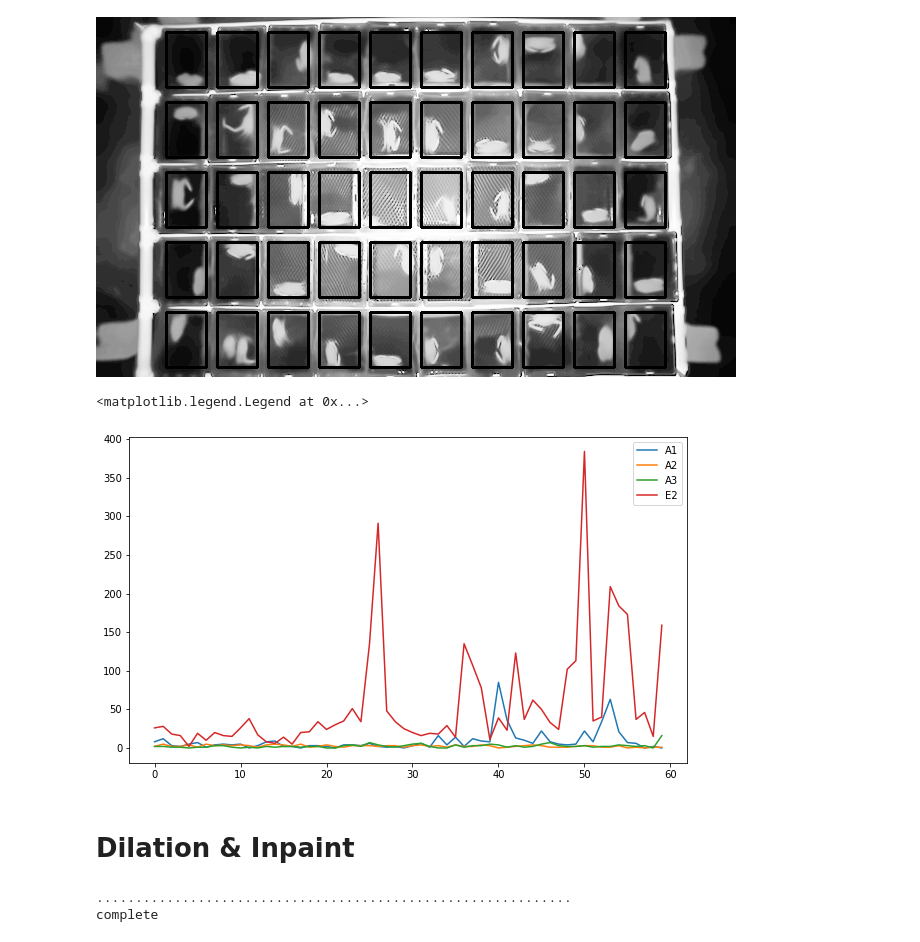
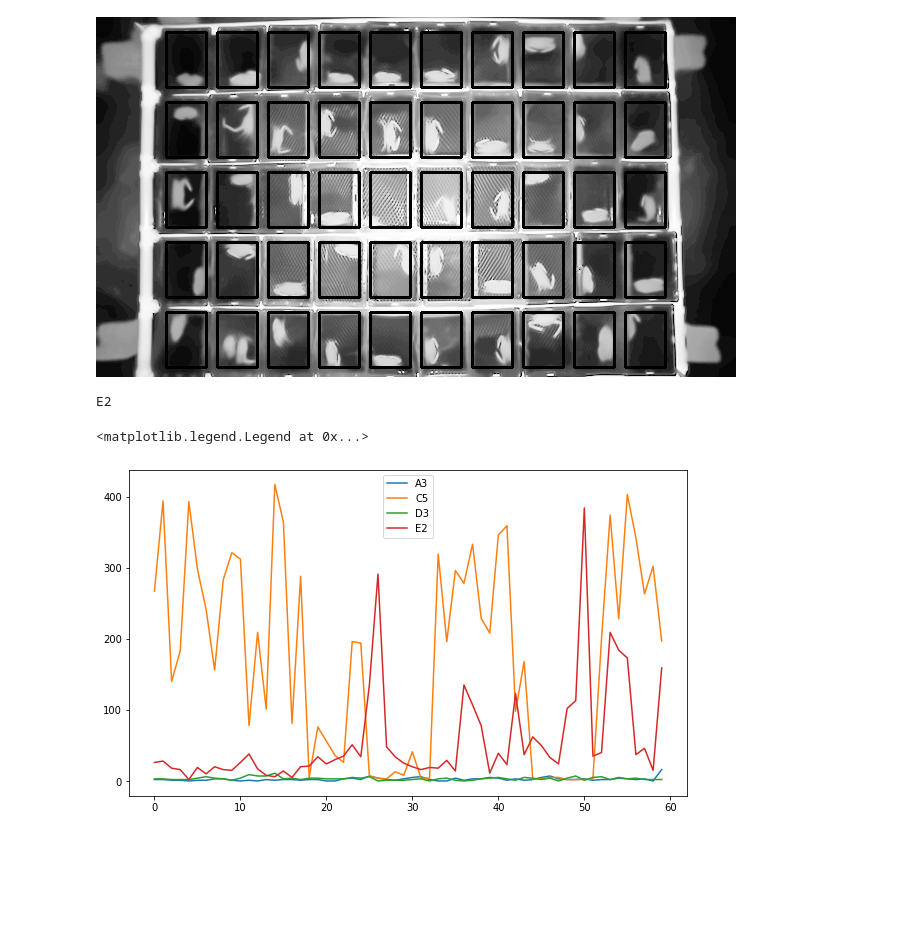
Before and after one commit to PattarapornH/Crab-Molting-Detection, a Jupyter notebook: Molting_crab_tracker.ipynb, the cells around one changed output. Drawn from its saved outputs; the diff is of its cells as text; code cells hidden in the pictures; blank space fills up the shorter version.

```diff
--- a/Molting_crab_tracker.ipynb
+++ b/Molting_crab_tracker.ipynb
@@ -78,5 +78,5 @@ plot_img(cl1)
 # %% [output]
 [figure]
 # %%
-plt.hist(gray.flatten(),bins = 255)
+_ = plt.hist(gray.flatten(),bins = 255)
 # %% [output]
@@ -100,19 +83,4 @@ plt.hist(gray.flatten(),bins = 255)
 [figure]
-# %%
-template = cv.imread('gdrive/My Drive/Year4/Project/template_light.JPG')
-img = cv.fastNlMeansDenoisingColored(template,None,10,10,7,21)
-temp = cv.cvtColor(img, cv.COLOR_RGB2GRAY)
-plot_img(temp)
-
-img_rgb = np.array(data[0])
-res = cv.matchTemplate(gray,temp,cv.TM_CCORR_NORMED)
-threshold = 0.8
-w, h = temp.shape[0],temp.shape[1]
-
-loc = np.where( res >= threshold)
-for pt in zip(*loc[::-1]):
-    cv.rectangle(img_rgb, pt, (pt[0] + w, pt[1] + h), (0,255,0), 1)
-plot_img(img_rgb)
 # %%
 eq = cv.equalizeHist(gray)
 plot_img(eq)
@@ -128,10 +96,3 @@ cl1 = clahe.apply(eq)
 plot_img(cl1)
 # %% [output]
 [figure]
-# %%
-max_in = np.max(cl1)
-min_in = np.min(cl1)
-new = np.empty([360,640])
-for i in range(cl1.shape[0]):
-  for j in range(cl1.shape[1]):
-    new[i,j] = ((cl1[i,j]-min_in)/(max_in-min_in))*255
@@ -192,6 +164,8 @@ plot_img(rect[47])
 # %%
-# for key in series:
-#   for i in range(len(series[key])):
-#     if(np.mean(series[key][i][0]) > 70):
-#       print(key,i)
-#       break
+# print(series['A1'][0][2])
+# print(series['A1'][-1][2])
+for key in series.keys():
+  if(series[key][-1][2] - series[key][0][2] > 20):
+    print(key)
+# %% [output]
+E2
@@ -223,40 +182,12 @@ for key in series:
 # %%
 plt.figure(figsize=(10,6))
 # for key in time_series:
 #   plt.plot(time_series[key],label=key)
-plt.plot(time_series['A1'],label='A1')
-plt.plot(time_series['A2'],label='A2')
 plt.plot(time_series['A3'],label='A3')
+plt.plot(time_series['C5'],label='C5')
+plt.plot(time_series['D3'],label='D3')
 plt.plot(time_series['E2'],label='E2')
 plt.legend()
 # %% [output]
 <matplotlib.legend.Legend at 0x...>
-[figure, old version]
+[figure, new version]
-# %% [markdown]
-# Dilation & Inpaint
-# %%
-clean_data = []
-# denoise --> convert to grayscale --> dilate --> theshold -->
-# inpaint --> blur --> gamma
-for i in range(len(data)):
-  print('.',end='')
-  img = cv.fastNlMeansDenoisingColored(data[i],None,10,10,7,21)
-  gray = cv.cvtColor(img, cv.COLOR_RGB2GRAY)
-  kernel = np.ones((5,5),np.uint8)
-  dilation = cv.dilate(gray,kernel,iterations=1)
-  _, th1 = cv.threshold(dilation, np.mean(dilation)+2.5*np.std(dilation), np.max(dilation),cv.THRESH_BINARY)
-  paint = cv.inpaint(gray,th1,3,cv.INPAINT_TELEA)
-  blur = cv.medianBlur(paint, 3)
-  # gamma correction
-  gamma = 1.5
-  invGamma = 1.0 / gamma
-  table = np.array([((i / 255.0) ** invGamma) * 255
-    for i in np.arange(0, 256)]).astype("uint8")
-  # apply gamma correction using the lookup table
-  x = cv.LUT(blur, table)
-  clean_data.append(x)
-
-print('\ncomplete')
-# %% [output]
-.............................................................
-complete
```
Also changed, not shown: parts of 28 cells of this notebook.
